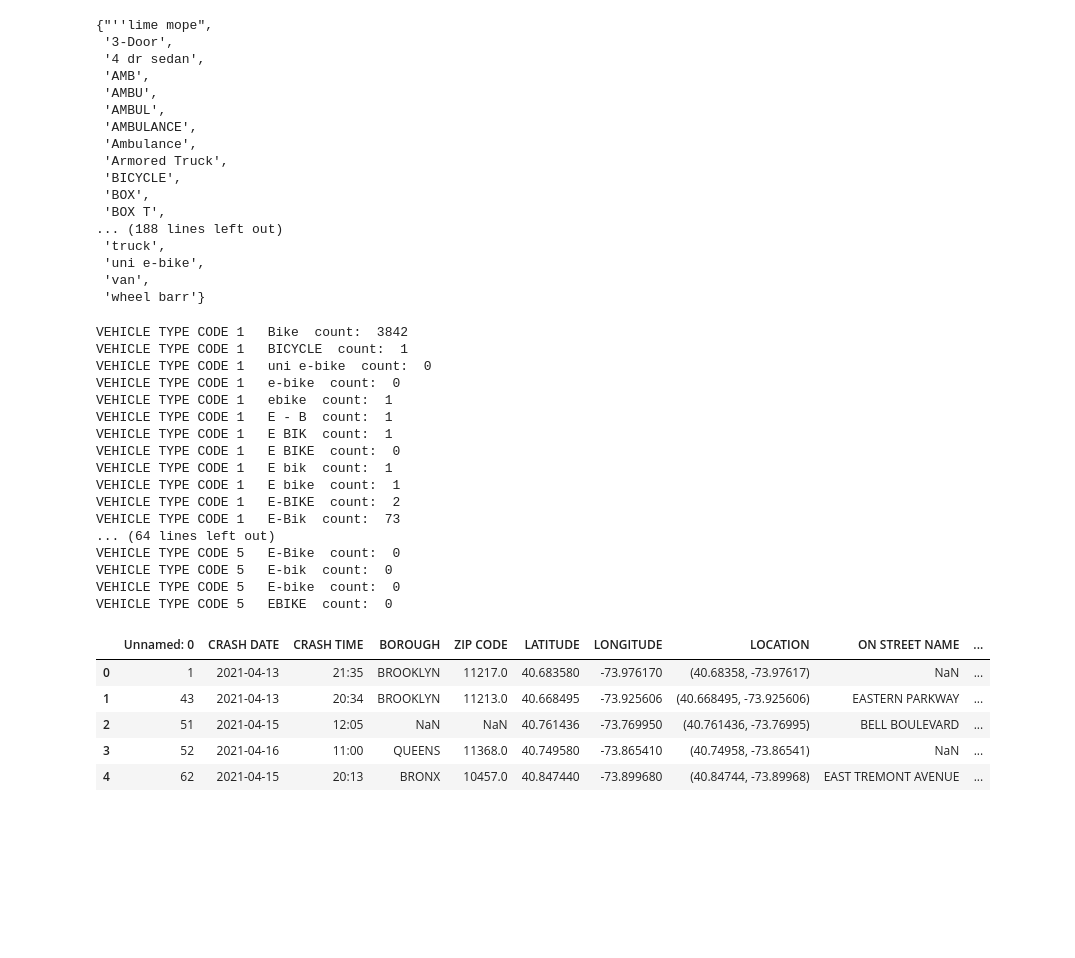
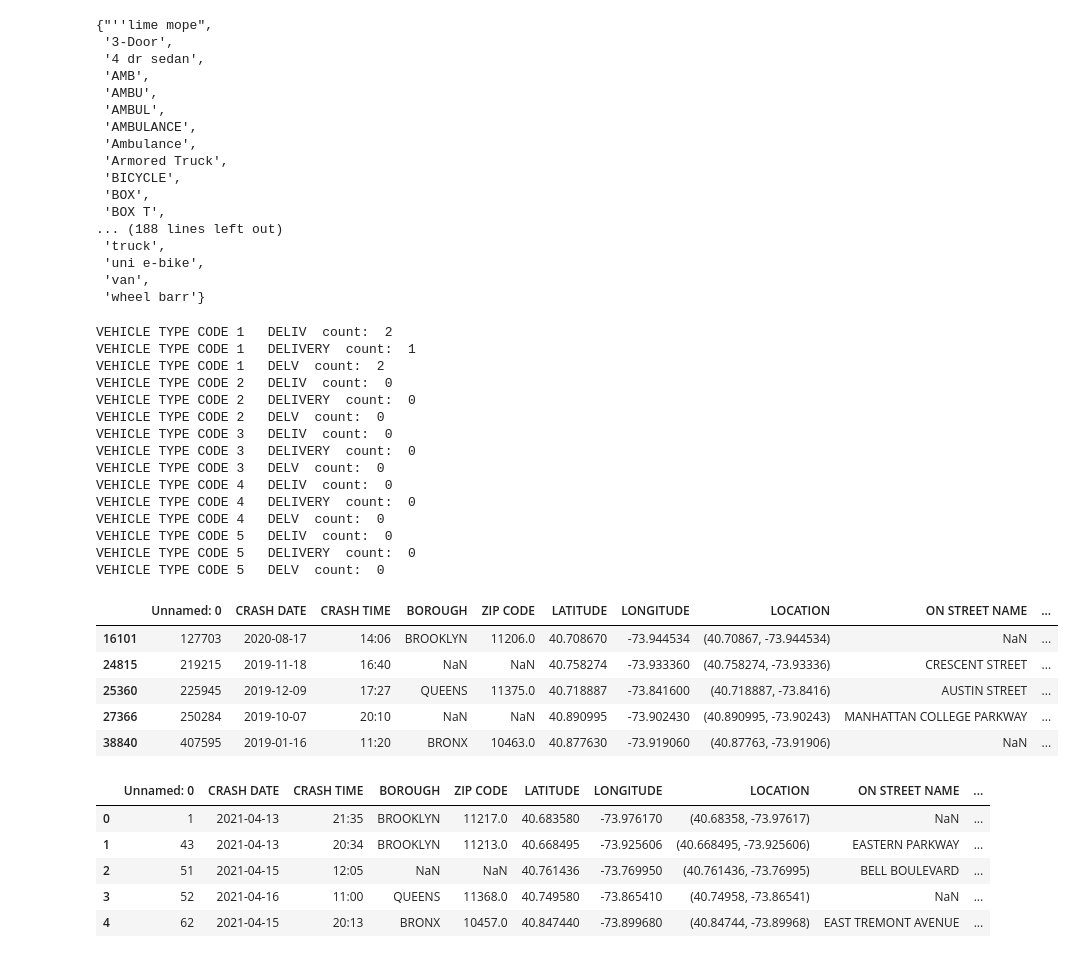
Before and after one commit to clyman23/spoke, a Jupyter notebook: notebooks/lizpysher/Crash_Data_2019_2020_2021.ipynb, the cells around one changed output. Cells and saved outputs as stored; diff of their text form; code cells hidden in the pictures; blank space fills up the shorter version.

```diff
--- a/notebooks/lizpysher/Crash_Data_2019_2020_2021.ipynb
+++ b/notebooks/lizpysher/Crash_Data_2019_2020_2021.ipynb
@@ -70,30 +73,40 @@ all_vehicle_types
  'van',
  'wheel barr'}
 # %%
-# leaving out 'dirt bike', 'dirtbike', 'Minibike','Minicycle','Dirt Bike','Dirt bike','pedicab','Pedicab'
-# look at 'DELIV','DELIVERY', 'DELV'
-bike_values= ['Bike','BICYCLE','uni e-bike','e-bike','ebike','E - B','E BIK','E BIKE','E bik','E bike','E-BIKE','E-Bik','E-Bike','E-bik','E-bike','EBIKE']
+# manually examine list of unique values across vehicle type columns
+  # leaving out 'dirt bike', 'dirtbike', 'Minibike','Minicycle','Dirt Bike','Dirt bike','pedicab','Pedicab'
+  # look at 'DELIV','DELIVERY', 'DELV'
 
-# see how many bike_values involved in crashes
-crash_data.head()
+# look at 'DELIV','DELIVERY', 'DELV' values to see if they're likely bike values
+delivery_values = ['DELIV','DELIVERY', 'DELV']
 for col in vehicle_columns:
-    for value in bike_values:
+    for value in delivery_values:
         print(col, " ", value, " count: ", sum(crash_data[col]==value))
+
+# look at 'VEHICLE TYPE CODE 1' with delivery values
+delivery_df = crash_data.loc[(crash_data['VEHICLE TYPE CODE 1']=='DELIV') | (crash_data['VEHICLE TYPE CODE 1']=='DELIVERY') | (crash_data['VEHICLE TYPE CODE 1']=='DELV')]
+delivery_df
+
+# fairly confident these are car deliveries not bike based on 'CONTRIBUTING FACTOR VEHICLE 1'
 # %% [output]
-VEHICLE TYPE CODE 1   Bike  count:  3842
-VEHICLE TYPE CODE 1   BICYCLE  count:  1
-VEHICLE TYPE CODE 1   uni e-bike  count:  0
-VEHICLE TYPE CODE 1   e-bike  count:  0
-VEHICLE TYPE CODE 1   ebike  count:  1
-VEHICLE TYPE CODE 1   E - B  count:  1
-VEHICLE TYPE CODE 1   E BIK  count:  1
-VEHICLE TYPE CODE 1   E BIKE  count:  0
-VEHICLE TYPE CODE 1   E bik  count:  1
-VEHICLE TYPE CODE 1   E bike  count:  1
-VEHICLE TYPE CODE 1   E-BIKE  count:  2
-VEHICLE TYPE CODE 1   E-Bik  count:  73
-... (64 lines left out)
-VEHICLE TYPE CODE 5   E-Bike  count:  0
-VEHICLE TYPE CODE 5   E-bik  count:  0
-VEHICLE TYPE CODE 5   E-bike  count:  0
-VEHICLE TYPE CODE 5   EBIKE  count:  0
+VEHICLE TYPE CODE 1   DELIV  count:  2
+VEHICLE TYPE CODE 1   DELIVERY  count:  1
+VEHICLE TYPE CODE 1   DELV  count:  2
+VEHICLE TYPE CODE 2   DELIV  count:  0
+VEHICLE TYPE CODE 2   DELIVERY  count:  0
+VEHICLE TYPE CODE 2   DELV  count:  0
+VEHICLE TYPE CODE 3   DELIV  count:  0
+VEHICLE TYPE CODE 3   DELIVERY  count:  0
+VEHICLE TYPE CODE 3   DELV  count:  0
+VEHICLE TYPE CODE 4   DELIV  count:  0
+VEHICLE TYPE CODE 4   DELIVERY  count:  0
+VEHICLE TYPE CODE 4   DELV  count:  0
+VEHICLE TYPE CODE 5   DELIV  count:  0
+VEHICLE TYPE CODE 5   DELIVERY  count:  0
+VEHICLE TYPE CODE 5   DELV  count:  0
+|  | Unnamed: 0 | CRASH DATE | CRASH TIME | BOROUGH | ZIP CODE | LATITUDE | LONGITUDE | LOCATION | ON STREET NAME | ... |
+| 16101 | 127703 | 2020-08-17 | 14:06 | BROOKLYN | 11206.0 | 40.708670 | -73.944534 | (40.70867, -73.944534) | NaN | ... |
+| 24815 | 219215 | 2019-11-18 | 16:40 | NaN | NaN | 40.758274 | -73.933360 | (40.758274, -73.93336) | CRESCENT STREET | ... |
+| 25360 | 225945 | 2019-12-09 | 17:27 | QUEENS | 11375.0 | 40.718887 | -73.841600 | (40.718887, -73.8416) | AUSTIN STREET | ... |
+| 27366 | 250284 | 2019-10-07 | 20:10 | NaN | NaN | 40.890995 | -73.902430 | (40.890995, -73.90243) | MANHATTAN COLLEGE PARKWAY | ... |
+| 38840 | 407595 | 2019-01-16 | 11:20 | BRONX | 10463.0 | 40.877630 | -73.919060 | (40.87763, -73.91906) | NaN | ... |
```
Also changed, not shown: parts of 18 cells of this notebook.
